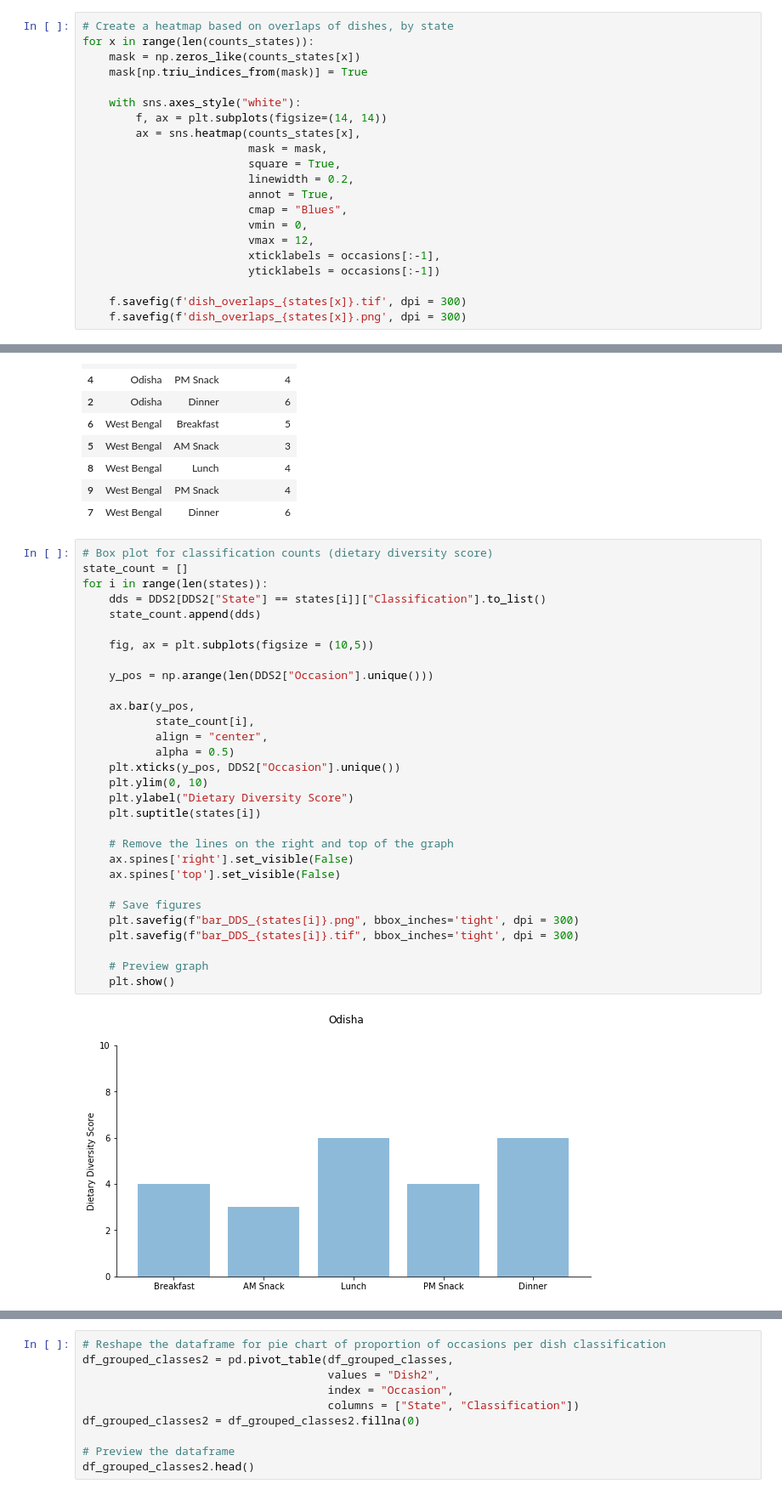
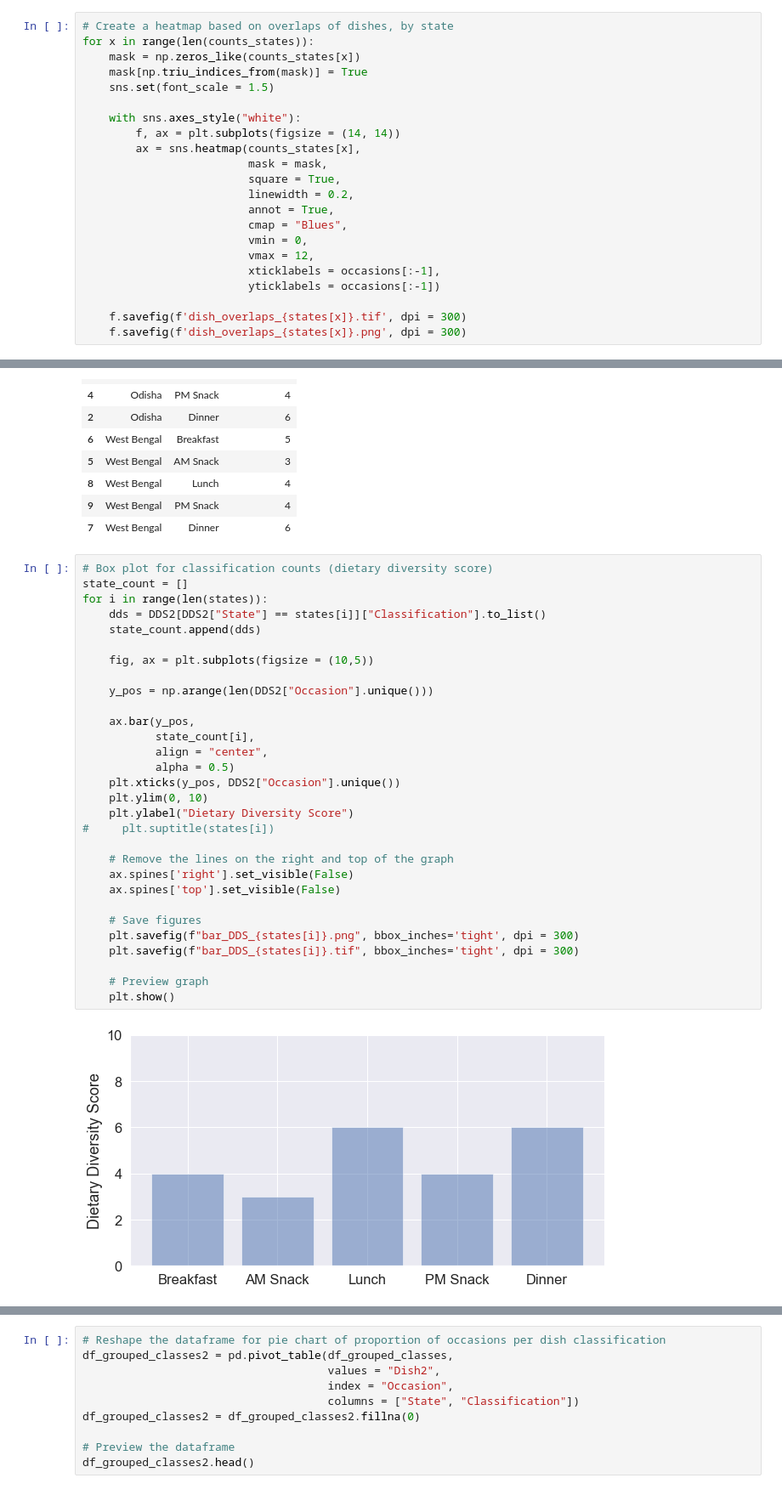
Before and after one commit to rochiecuevas/FoodChoice, a Jupyter notebook: Expert_Elicitation.ipynb, the cells around one changed output, grey strips where cells are left out. Shown at 85% size. Cells and saved outputs as stored; diff of their text form.

Commit message:
increased font size of figures

```diff
--- a/Expert_Elicitation.ipynb
+++ b/Expert_Elicitation.ipynb
@@ -293,9 +293,10 @@ array([[22,  0,  3,  6,  6],
 for x in range(len(counts_states)):
     mask = np.zeros_like(counts_states[x])
     mask[np.triu_indices_from(mask)] = True
+    sns.set(font_scale = 1.5)
 
     with sns.axes_style("white"):
-        f, ax = plt.subplots(figsize=(14, 14))
+        f, ax = plt.subplots(figsize = (14, 14))
         ax = sns.heatmap(counts_states[x],
                          mask = mask,
                          square = True,
@@ -500,32 +501,32 @@ DDS2
 # %%
 # Box plot for classification counts (dietary diversity score)
 state_count = []
 for i in range(len(states)):
     dds = DDS2[DDS2["State"] == states[i]]["Classification"].to_list()
     state_count.append(dds)
 
     fig, ax = plt.subplots(figsize = (10,5))
 
     y_pos = np.arange(len(DDS2["Occasion"].unique()))
 
     ax.bar(y_pos,
            state_count[i],
            align = "center",
            alpha = 0.5)
     plt.xticks(y_pos, DDS2["Occasion"].unique())
     plt.ylim(0, 10)
     plt.ylabel("Dietary Diversity Score")
-    plt.suptitle(states[i])
+#     plt.suptitle(states[i])
 
     # Remove the lines on the right and top of the graph
     ax.spines['right'].set_visible(False)
     ax.spines['top'].set_visible(False)
 
     # Save figures
     plt.savefig(f"bar_DDS_{states[i]}.png", bbox_inches='tight', dpi = 300)
     plt.savefig(f"bar_DDS_{states[i]}.tif", bbox_inches='tight', dpi = 300)
 
     # Preview graph
     plt.show()
 # %% [output]
-[figure, old version]
+[figure, new version]
```
Also changed, not shown: parts of 6 cells of this notebook.
